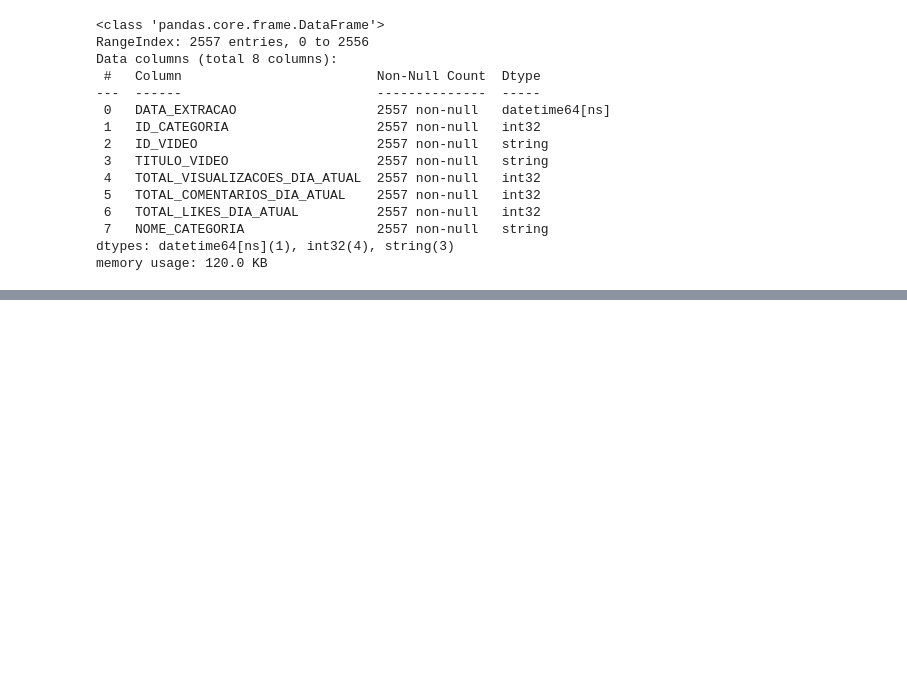
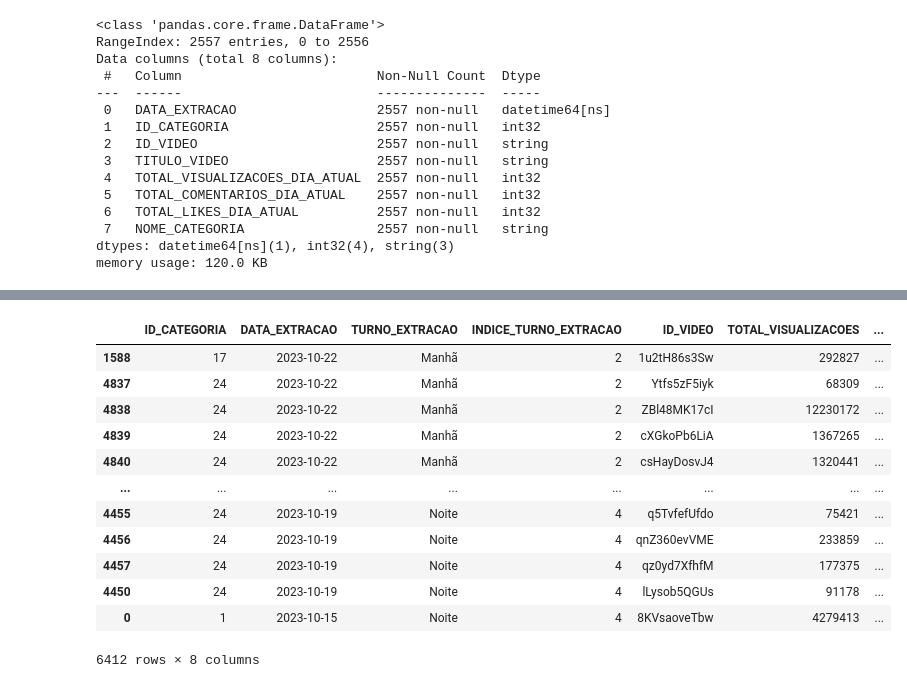
Before and after one commit to rodrigorocha1/analise_dados_youtube, a Jupyter notebook: notebooks/etl_trends.ipynb, the cells around one changed output, grey strips where cells are left out. Drawn from its saved outputs; the diff is of its cells as text; code cells hidden in the pictures; blank space fills up the shorter version.

```diff
--- a/notebooks/etl_trends.ipynb
+++ b/notebooks/etl_trends.ipynb
@@ -618,0 +640,24 @@ df_teste.to_parquet('../data/ouro_csv/trends/popularidade_video_categoria.parque
+# %%
+base_desempenho_categoria_turno = base_original.groupby(
+    ['ID_CATEGORIA', 'DATA_EXTRACAO', 'TURNO_EXTRACAO','INDICE_TURNO_EXTRACAO',  'ID_VIDEO']
+).agg(
+    TOTAL_VISUALIZACOES=('TOTAL_VISUALIZACOES', 'max'),
+    TOTAL_COMENTARIOS=('TOTAL_COMENTARIOS', 'max'),
+    TOTAL_LIKES=('TOTAL_LIKES', 'max')
+).reset_index().sort_values(by=['INDICE_TURNO_EXTRACAO'])
+
+base_desempenho_categoria_turno
+# %% [output]
+|  | ID_CATEGORIA | DATA_EXTRACAO | TURNO_EXTRACAO | INDICE_TURNO_EXTRACAO | ID_VIDEO | TOTAL_VISUALIZACOES | ... |
+| 1588 | 17 | 2023-10-22 | Manhã | 2 | 1u2tH86s3Sw | 292827 | ... |
+| 4837 | 24 | 2023-10-22 | Manhã | 2 | Ytfs5zF5iyk | 68309 | ... |
+| 4838 | 24 | 2023-10-22 | Manhã | 2 | ZBl48MK17cI | 12230172 | ... |
+| 4839 | 24 | 2023-10-22 | Manhã | 2 | cXGkoPb6LiA | 1367265 | ... |
+| 4840 | 24 | 2023-10-22 | Manhã | 2 | csHayDosvJ4 | 1320441 | ... |
+| ... | ... | ... | ... | ... | ... | ... | ... |
+| 4455 | 24 | 2023-10-19 | Noite | 4 | q5TvfefUfdo | 75421 | ... |
+| 4456 | 24 | 2023-10-19 | Noite | 4 | qnZ360evVME | 233859 | ... |
+| 4457 | 24 | 2023-10-19 | Noite | 4 | qz0yd7XfhfM | 177375 | ... |
+| 4450 | 24 | 2023-10-19 | Noite | 4 | lLysob5QGUs | 91178 | ... |
+| 0 | 1 | 2023-10-15 | Noite | 4 | 8KVsaoveTbw | 4279413 | ... |
+6412 rows × 8 columns
```
Also changed, not shown: parts of 9 cells of this notebook.
